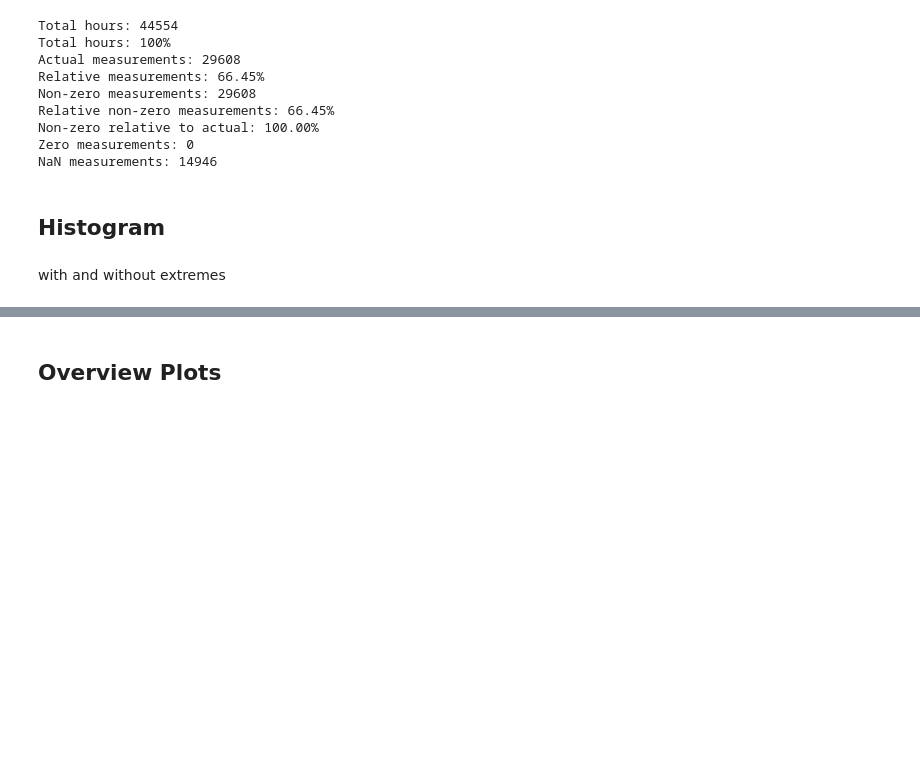
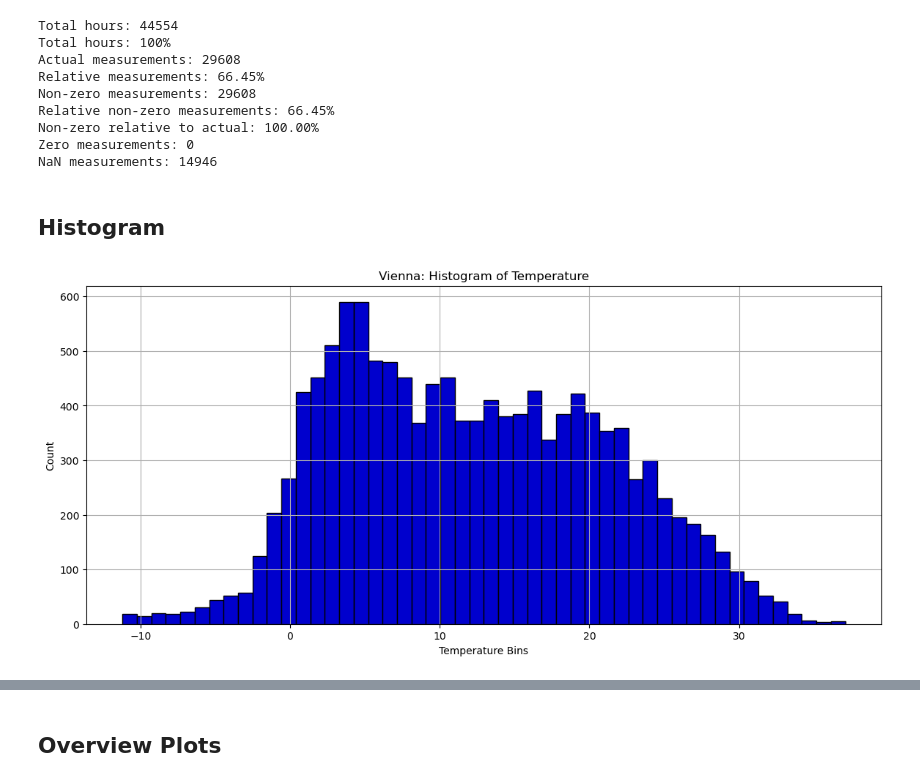
Before and after one commit to Ferdinand1123/digital-twin-for-weather-station, a Jupyter notebook: vienna.ipynb, the cells around one changed output, grey strips where cells are left out. Drawn from its saved outputs; the diff is of its cells as text; code cells hidden in the pictures; blank space fills up the shorter version.

Commit message:
Vienna Station

```diff
--- a/vienna.ipynb
+++ b/vienna.ipynb
@@ -261,18 +261,29 @@ def statistics(df, hourly = True):
     print(f"Zero measurements: {zero_measurements}")
     print(f"NaN measurements: {nan_count}")
 # %%
-def plot_hist(df, var_name, station, save=False):
+def plot_hist(df, var_name, station, save=False, log=False):
+
+    if var_name == 'tipping':
+        var_name_plot = 'precipitation'
+    elif var_name == 'mcp9808':
+        var_name_plot = 'temperature'
+    elif var_name == 'htu_hum':
+        var_name_plot = 'humidity'
+    elif var_name == 'bmp280_pres':
+        var_name_plot = 'pressure'
+    else:
+        var_name_plot = var_name
 
     staion_name = station
     # Create a histogram with log scale on the y-axis
 
     plt.figure(figsize=(14,6) )
-    plt.hist(df[var_name], bins=50, log=True, color='mediumblue', edgecolor='black')
+    plt.hist(df[var_name], bins=50, log=log, color='mediumblue', edgecolor='black')
 
     # Add labels and title
-    plt.xlabel(f"{var_name.capitalize()} Bins")
+    plt.xlabel(f"{var_name_plot.capitalize()} Bins")
     plt.ylabel("Count")
-    plt.title(f"{station.capitalize()}: Histogram of {var_name.capitalize()}")
+    plt.title(f"{station.capitalize()}: Histogram of {var_name_plot.capitalize()}")
     plt.grid(True)
 
     if save:
@@ -414,5 +473,7 @@ Zero measurements: 0
 NaN measurements: 14946
 # %% [markdown]
 ## Histogram
-# %% [markdown]
-with and without extremes
+# %%
+plot_hist(vienna_hourly_df, "mcp9808", "Vienna", save=False)
+# %% [output]
+[figure, added]
```
Also changed, not shown: parts of 17 cells of this notebook.
